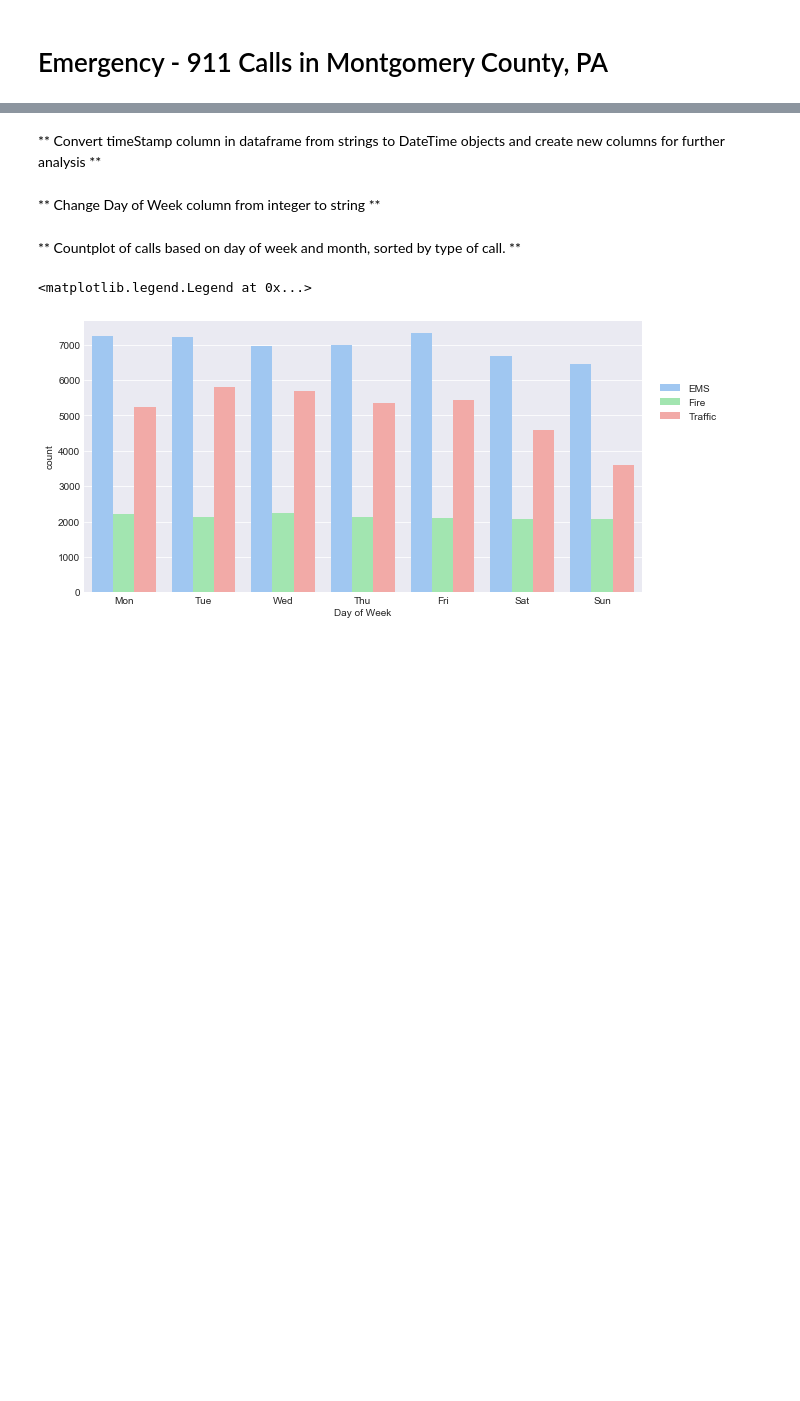
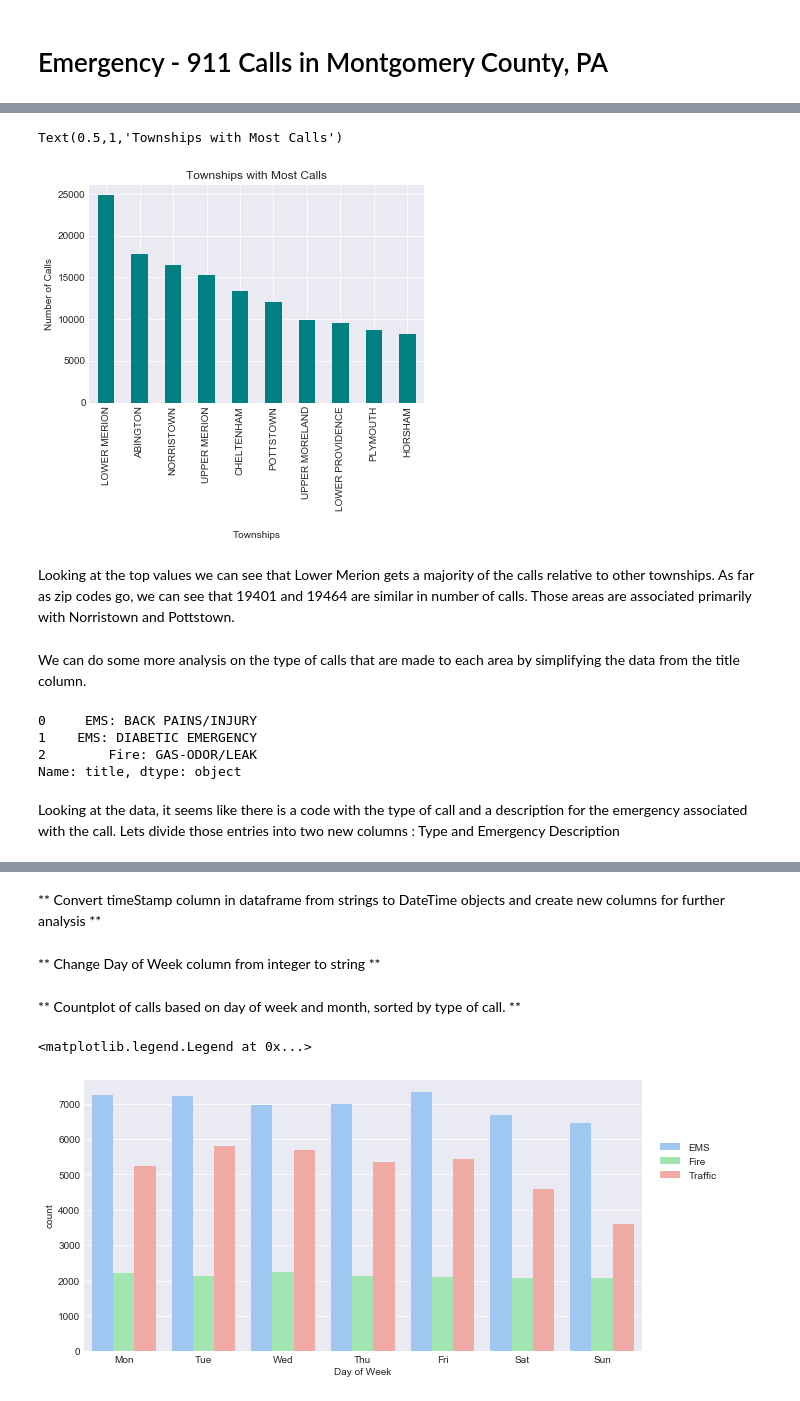
Before and after one commit to rarmenda1104/911-Calls-project, a Jupyter notebook: 911 Calls project.ipynb, the cells around one changed output, grey strips where cells are left out. Drawn from its saved outputs; the diff is of its cells as text; code cells hidden in the pictures; blank space fills up the shorter version.

```diff
--- a/911 Calls project.ipynb
+++ b/911 Calls project.ipynb
@@ -79,0 +92,21 @@ df_calls['Reason'] = df_calls['title'].apply(lambda x: x.split(':')[0])
+# %%
+df_calls['twp'].value_counts().head(10).plot.bar(color = 'teal')
+plt.xlabel('Townships', labelpad = 20)
+plt.ylabel('Number of Calls')
+plt.title('Townships with Most Calls')
+# %% [output]
+Text(0.5,1,'Townships with Most Calls')
+[figure, added]
+# %% [markdown]
+Looking at the top values we can see that Lower Merion gets a majority of the calls relative to other townships. As far as zip codes go, we can see that 19401 and 19464 are similar in number of calls. Those areas are associated primarily with Norristown and Pottstown.
+# %% [markdown]
+We can do some more analysis on the type of calls that are made to each area by simplifying the data from the title column.
+# %%
+df_calls['title'].head(3)
+# %% [output]
+0     EMS: BACK PAINS/INJURY
+1    EMS: DIABETIC EMERGENCY
+2        Fire: GAS-ODOR/LEAK
+Name: title, dtype: object
+# %% [markdown]
+Looking at the data, it seems like there is a code with the type of call and a description for the emergency associated with the call. Lets divide those entries into two new columns : Type and Emergency Description
```
Also changed, not shown: parts of 27 cells of this notebook.
